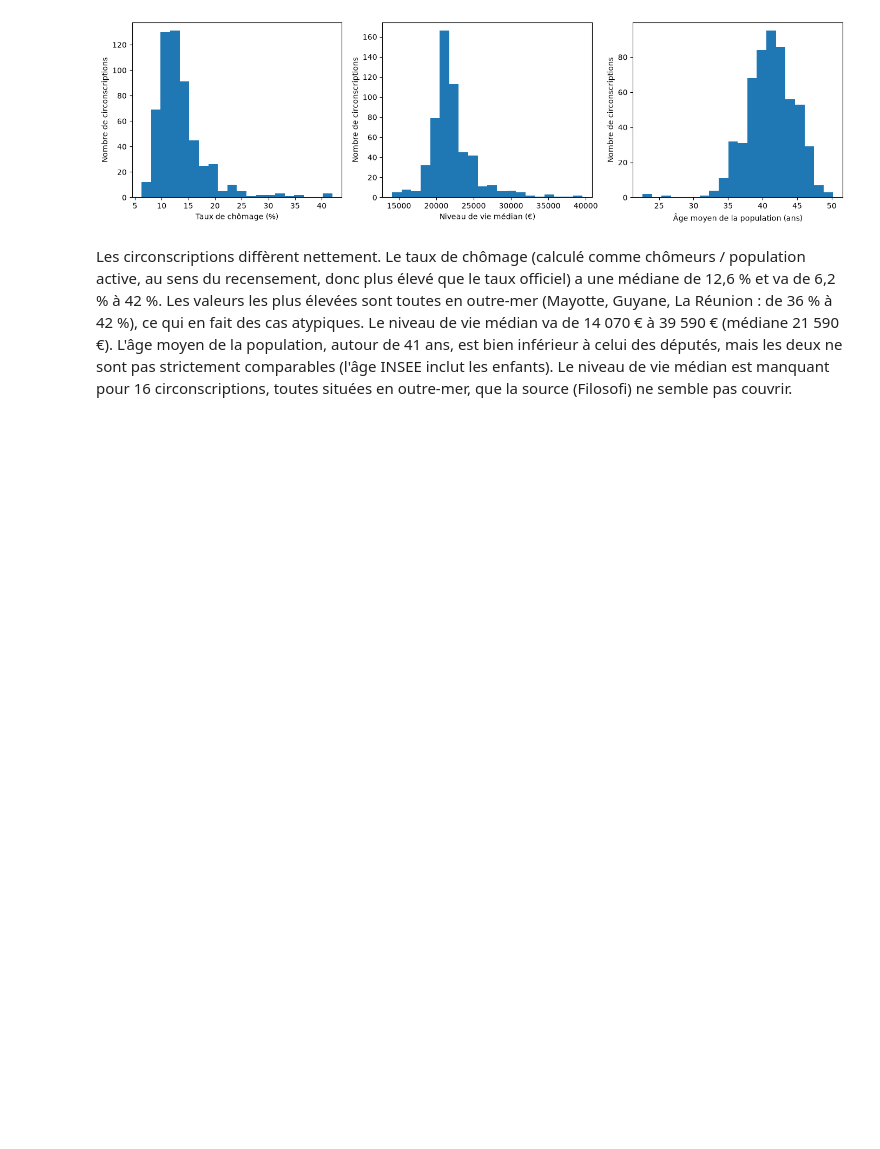
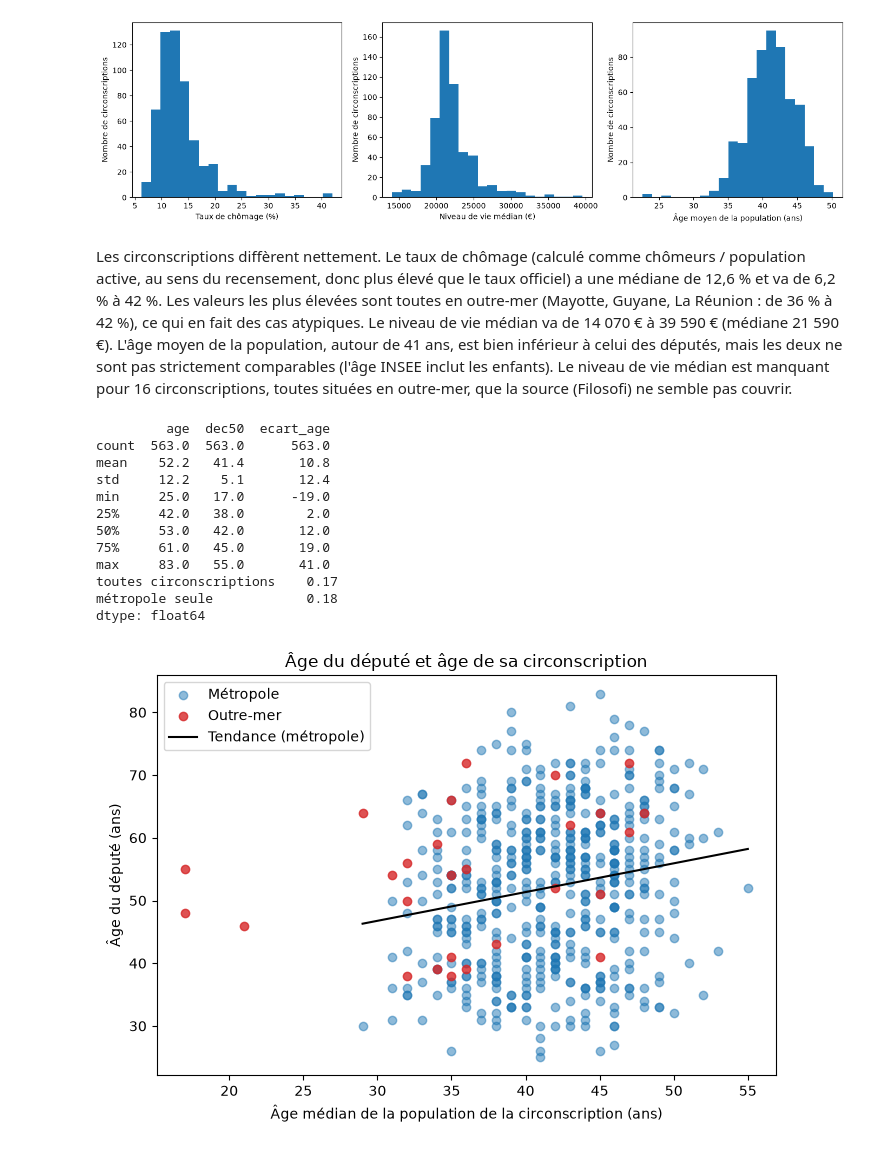
Before and after one commit to leanagzl/Python-pour-la-data-science-S1, a Jupyter notebook: rapport.ipynb, the cells around one changed output. Drawn from its saved outputs; the diff is of its cells as text; code cells hidden in the pictures; blank space fills up the shorter version.

Commit message:
comparaison age depute / age circonscription, avec test de correlation

```diff
--- a/rapport.ipynb
+++ b/rapport.ipynb
@@ -109,3 +109,27 @@ graphique_insee(df);
 [figure]
 # %% [markdown]
 Les circonscriptions diffèrent nettement. Le taux de chômage (calculé comme chômeurs / population active, au sens du recensement, donc plus élevé que le taux officiel) a une médiane de 12,6 % et va de 6,2 % à 42 %. Les valeurs les plus élevées sont toutes en outre-mer (Mayotte, Guyane, La Réunion : de 36 % à 42 %), ce qui en fait des cas atypiques. Le niveau de vie médian va de 14 070 € à 39 590 € (médiane 21 590 €). L'âge moyen de la population, autour de 41 ans, est bien inférieur à celui des députés, mais les deux ne sont pas strictement comparables (l'âge INSEE inclut les enfants). Le niveau de vie médian est manquant pour 16 circonscriptions, toutes situées en outre-mer, que la source (Filosofi) ne semble pas couvrir.
+# %%
+from representativite import preparer_comparaison, correlations_age, graphique_age
+
+comp = preparer_comparaison(df)
+print(comp[["age", "dec50", "ecart_age"]].describe().round(1))
+print(correlations_age(comp).round(2))
+graphique_age(comp);
+
+from representativite import test_correlation_age
+print(test_correlation_age(comp))
+# %% [output]
+         age  dec50  ecart_age
+count  563.0  563.0      563.0
+mean    52.2   41.4       10.8
+std     12.2    5.1       12.4
+min     25.0   17.0      -19.0
+25%     42.0   38.0        2.0
+50%     53.0   42.0       12.0
+75%     61.0   45.0       19.0
+max     83.0   55.0       41.0
+toutes circonscriptions    0.17
+métropole seule            0.18
+dtype: float64
+[figure, added]
```
Also changed, not shown: parts of 1 cell of this notebook, 2 other files.
